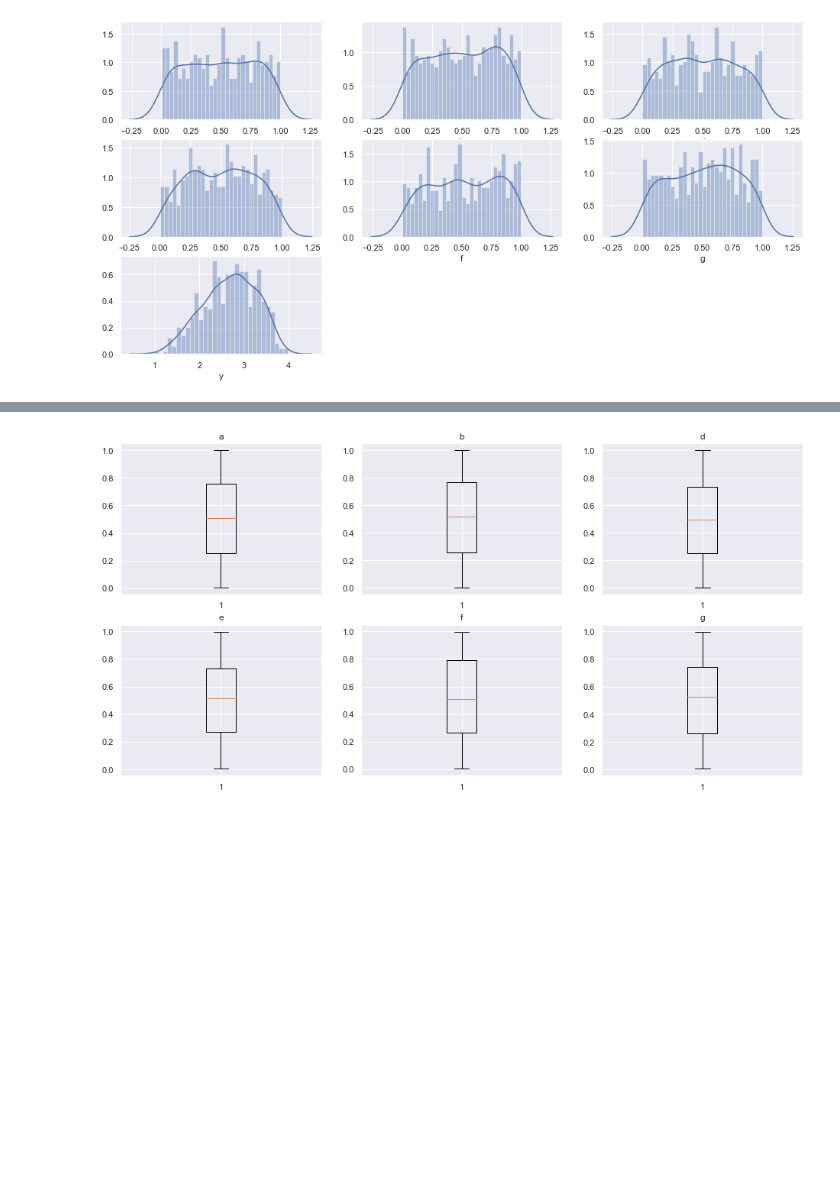
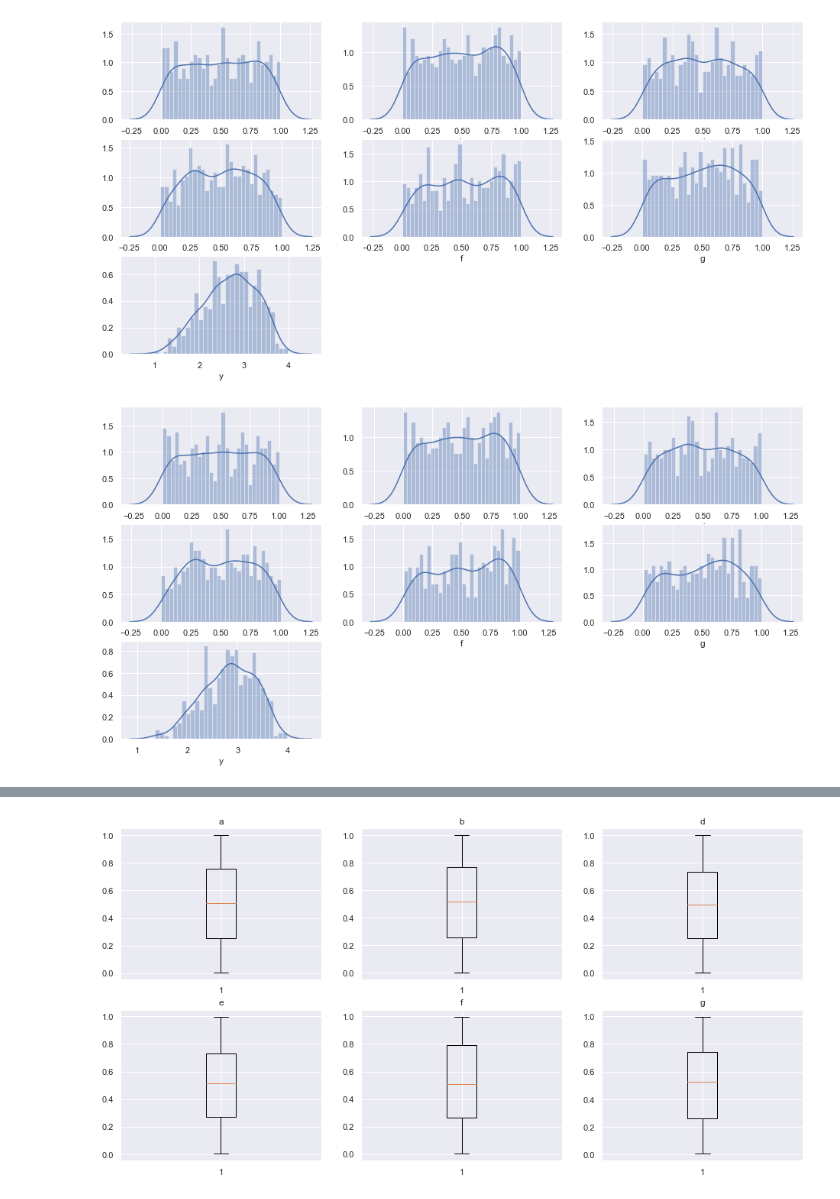
Before and after one commit to telenovelachuan/adobe_model_training, a Jupyter notebook: notebooks/feature exploration.ipynb, the cells around one changed output, grey strips where cells are left out. Saved outputs shown, nothing was run; the diff lists cells and outputs as text; code cells hidden in the pictures; blank space fills up the shorter version.

```diff
--- a/notebooks/feature exploration.ipynb
+++ b/notebooks/feature exploration.ipynb
@@ -52,14 +60,20 @@ plt.show()
 # %%
-fig, axs = plt.subplots(3, 3, figsize=(16, 8))
-for i in range(len(num_cols)):
-    col_name = num_cols[i]
-    ax = plt.subplot(3, 3, i + 1)
-    #ax.set_title(col_name)
-    sns.distplot(df[col_name], bins=30, hist=True, label=col_name)
-ax = plt.subplot(3, 3, 7)
-sns.distplot(df[Y_LABEL], bins=30, hist=True, label=Y_LABEL)
-axs[2, 1].axis('off')
-axs[2, 2].axis('off')
-plt.show()
+def plot_feature_dist(df_input):
+    fig, axs = plt.subplots(3, 3, figsize=(16, 8))
+    for i in range(len(num_cols)):
+        col_name = num_cols[i]
+        ax = plt.subplot(3, 3, i + 1)
+        #ax.set_title(col_name)
+        sns.distplot(df_input[col_name], bins=30, hist=True, label=col_name)
+    ax = plt.subplot(3, 3, 7)
+    sns.distplot(df_input[Y_LABEL], bins=30, hist=True, label=Y_LABEL)
+    axs[2, 1].axis('off')
+    axs[2, 2].axis('off')
+    plt.show()
+plot_feature_dist(df)
 # %% [output]
 [figure]
+# %%
+plot_feature_dist(df_white)
+# %% [output]
+[figure, added]
```
Also changed, not shown: parts of 6 cells of this notebook.
